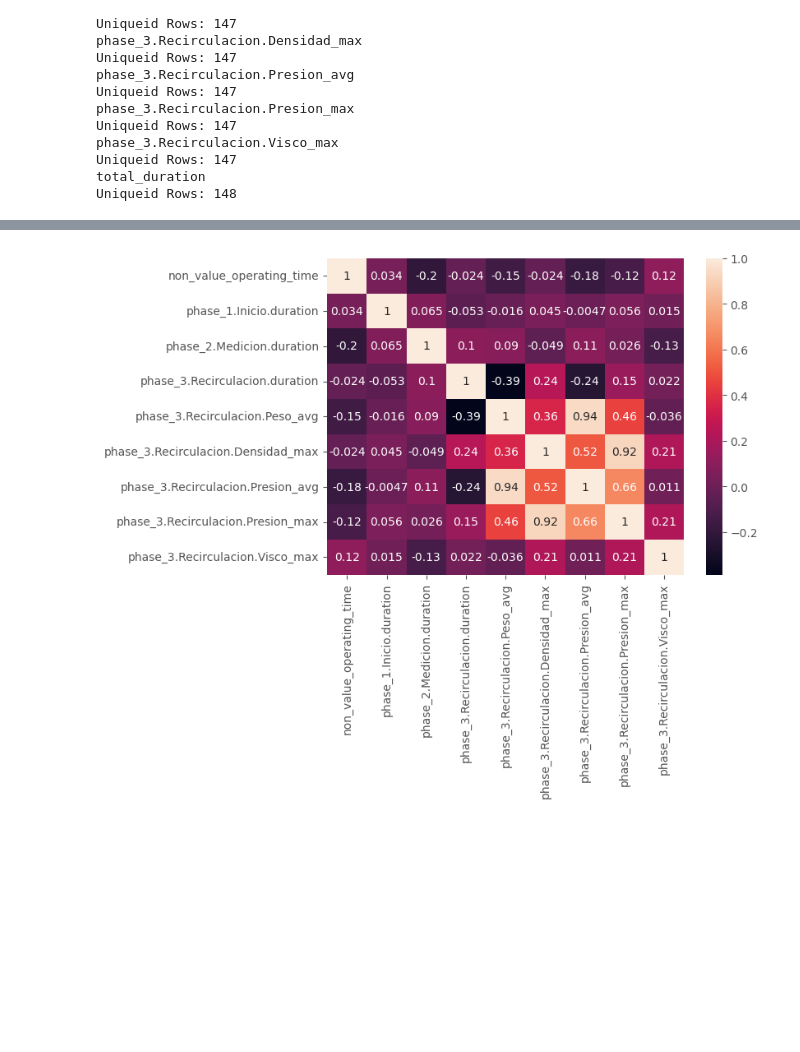
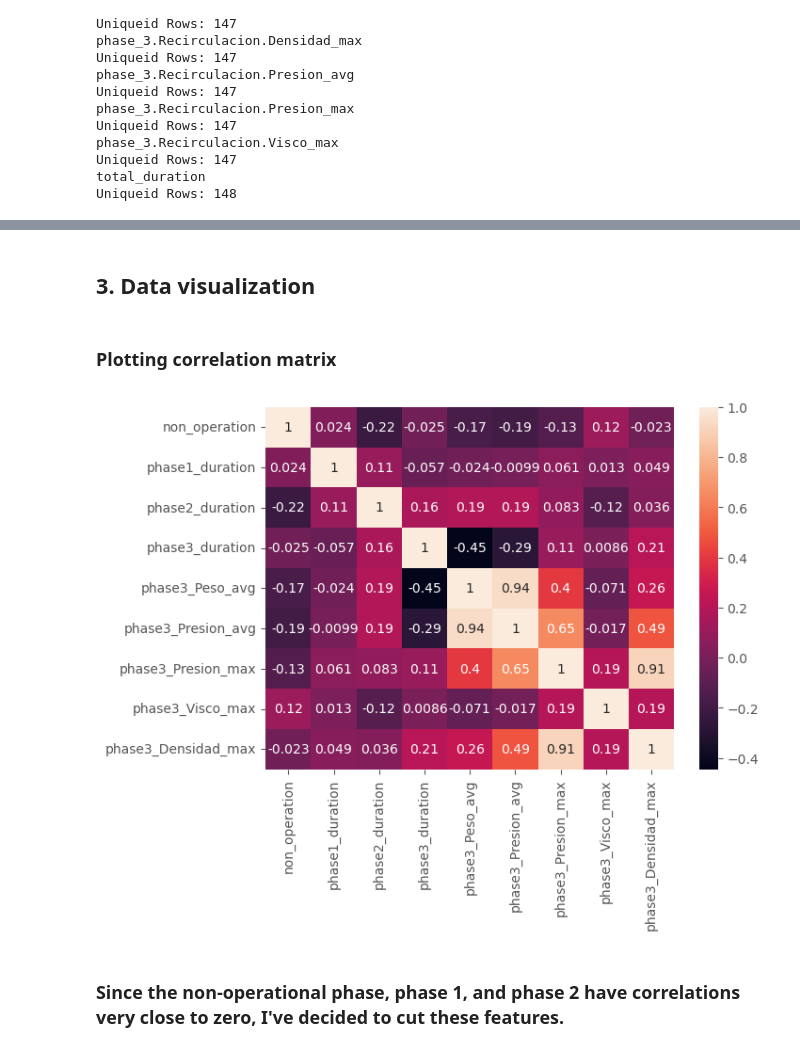
Before and after one commit to carloscorro/data_science_challange, a Jupyter notebook: data_process.ipynb, the cells around one changed output, grey strips where cells are left out. Saved outputs shown, nothing was run; the diff lists cells and outputs as text; code cells hidden in the pictures; blank space fills up the shorter version.

```diff
--- a/data_process.ipynb
+++ b/data_process.ipynb
@@ -272,5 +290,6 @@ df_pivot_all = df_pivot_all.loc[:,::-1]
 df_pivot_all = df_pivot_all.rename_axis(None, axis = 1)
 # df_pivot_all
 # %%
-m = pd.merge(df_pivot_all, df_agg_pivot, how='left', on = 'uniqueid')
+#Doing the merge of the two pivot dataframes
+merge = pd.merge(df_pivot_all, df_agg_pivot, how='left', on = 'uniqueid')
 # m.columns
@@ -285,6 +296,11 @@ Index(['uniqueid', 'phase_3.Recirculacion.duration',
 # %%
-m.drop(columns=['uniqueid', 'total_duration'], inplace=True)
-m = m[['non_value_operating_time', 'phase_1.Inicio.duration', 'phase_2.Medicion.duration', 'phase_3.Recirculacion.duration',
+#Removing uniqueid and total_duration columns and rename the columns
+merge.drop(columns=['uniqueid', 'total_duration'], inplace=True)
+merge = merge[['non_value_operating_time', 'phase_1.Inicio.duration', 'phase_2.Medicion.duration', 'phase_3.Recirculacion.duration',
      'phase_3.Recirculacion.Peso_avg', 'phase_3.Recirculacion.Densidad_max', 'phase_3.Recirculacion.Presion_avg',
     'phase_3.Recirculacion.Presion_max', 'phase_3.Recirculacion.Visco_max']]
-# m
+
+merge.rename(columns={'non_value_operating_time': 'non_operation', 'phase_1.Inicio.duration': 'phase1_duration', 'phase_2.Medicion.duration': 'phase2_duration',
+                      'phase_3.Recirculacion.duration':'phase3_duration', 'phase_3.Recirculacion.Peso_avg' : 'phase3_Peso_avg',
+                     'phase_3.Recirculacion.Densidad_max': 'phase3_Densidad_max', 'phase_3.Recirculacion.Presion_avg' : 'phase3_Presion_avg',
+                     'phase_3.Recirculacion.Presion_max': 'phase3_Presion_max', 'phase_3.Recirculacion.Visco_max':'phase3_Visco_max'}, inplace=True)
@@ -314,0 +309,3 @@ m = m[['non_value_operating_time', 'phase_1.Inicio.duration', 'phase_2.Medicion.
+# %%
+#Dropping rows with negative values
+merge = merge[merge >= 0].dropna().reset_index(drop=True)
@@ -314,0 +315,3 @@ m = m[['non_value_operating_time', 'phase_1.Inicio.duration', 'phase_2.Medicion.
+# %%
+merge = merge[['non_operation','phase1_duration','phase2_duration', 'phase3_duration', 'phase3_Peso_avg', 'phase3_Presion_avg', 'phase3_Presion_max',
+       'phase3_Visco_max','phase3_Densidad_max']]
@@ -315,9 +334,15 @@ m = m[['non_value_operating_time', 'phase_1.Inicio.duration', 'phase_2.Medicion.
+# %% [markdown]
+## 3. Data visualization
+# %% [markdown]
+### Plotting correlation matrix
 # %%
 #Plotting the correlation of the char_name
-corr_df = m.corr(method="pearson")
+corr_df = merge.corr(method="pearson")
 
 plt.figure(figsize=(7, 5))
 sns.heatmap(corr_df, annot=True)
 plt.show()
 # %% [output]
-[figure, old version]
+[figure, new version]
+# %% [markdown]
+### Since the non-operational phase, phase 1, and phase 2 have correlations very close to zero, I've decided to cut these features.
```
Also changed, not shown: parts of 51 cells of this notebook, 5 other files.
